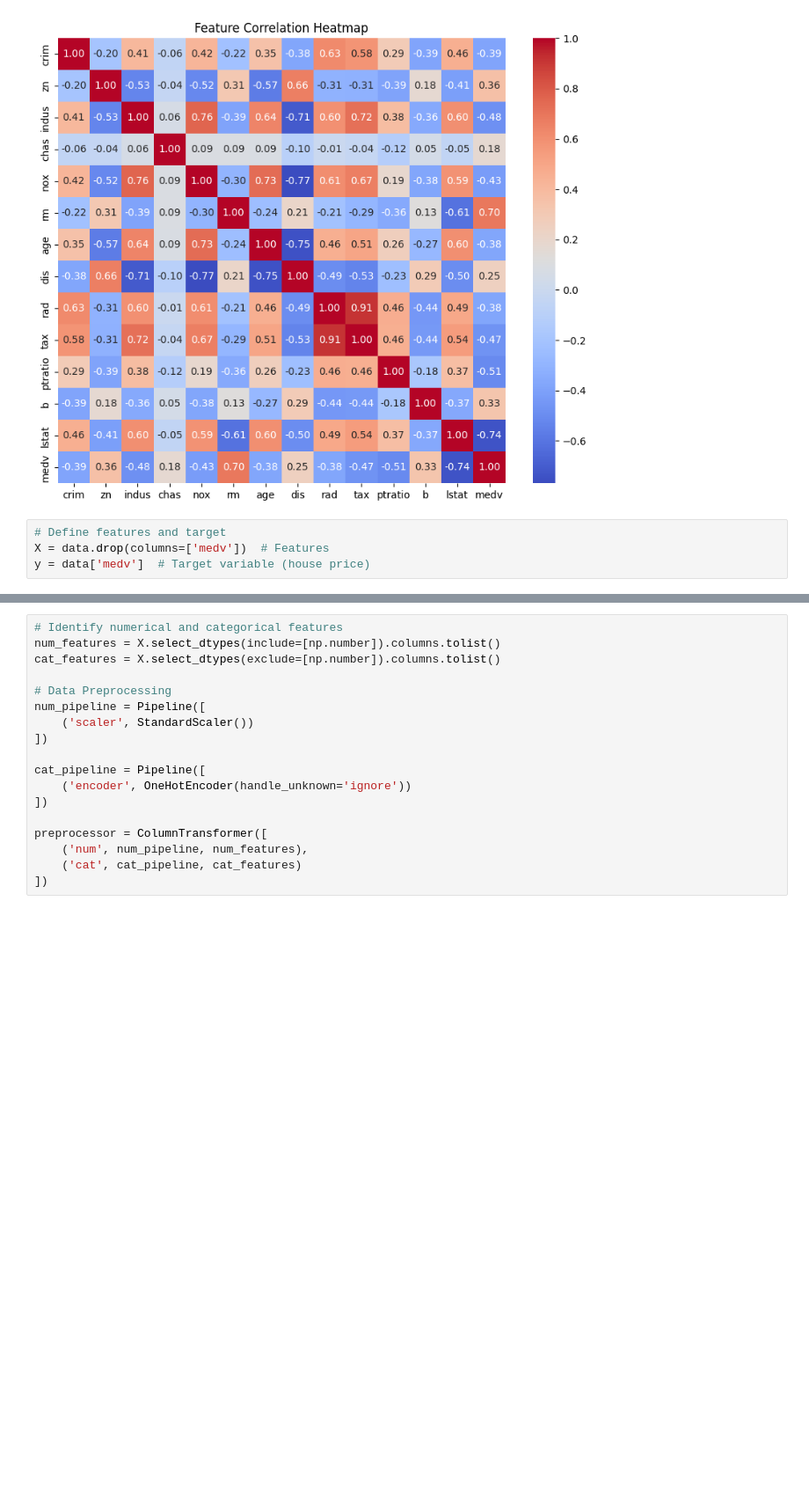
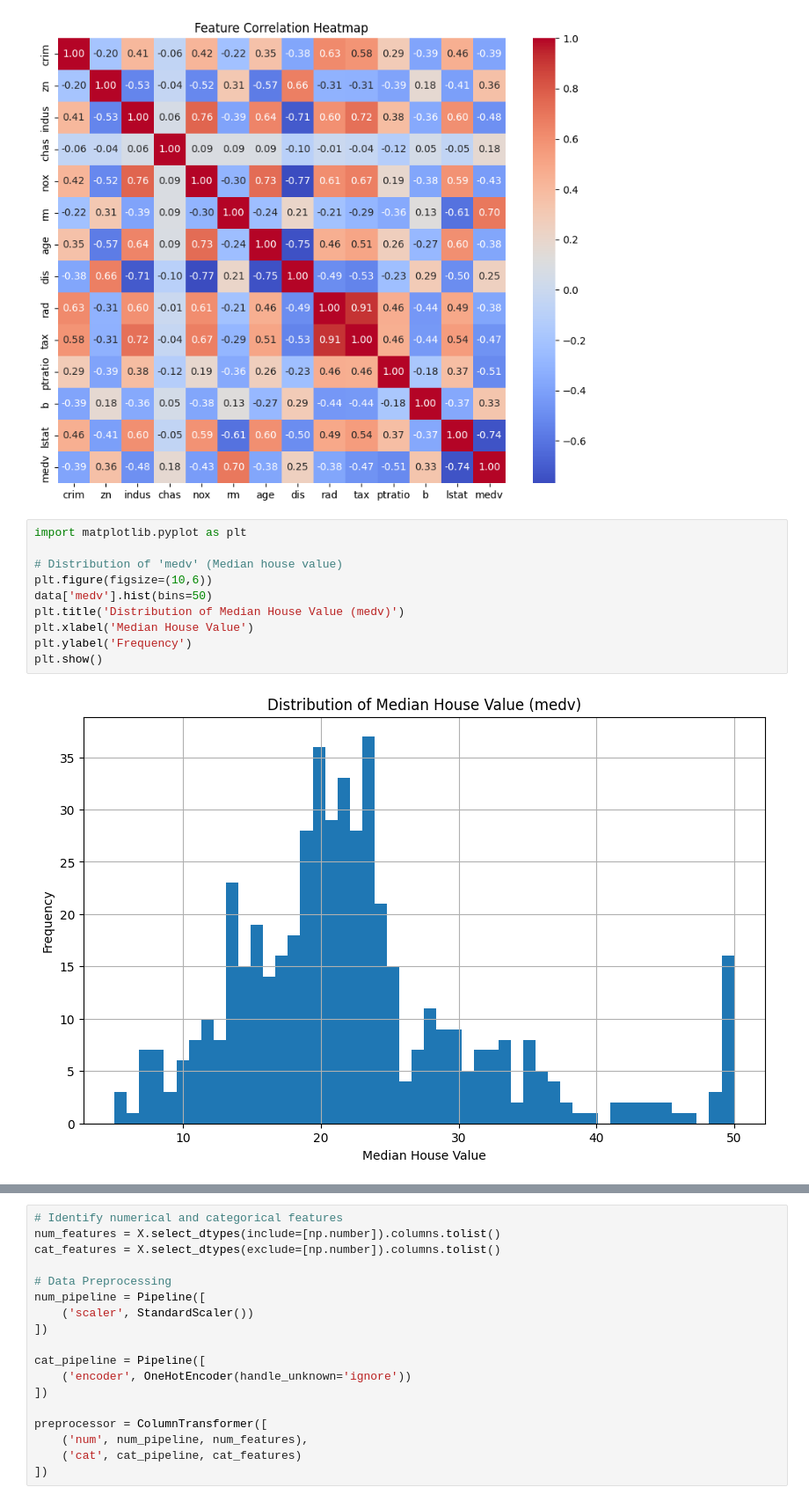
Before and after one commit to ashmehta/HousePricePredictor, a Jupyter notebook: Capstone.ipynb, the cells around one changed output, grey strips where cells are left out. Shown at 88% size. Saved outputs shown, nothing was run; the diff lists cells and outputs as text; blank space fills up the shorter version.

```diff
--- a/Capstone.ipynb
+++ b/Capstone.ipynb
@@ -62,7 +70,15 @@ plt.show()
 # %% [output]
 [figure]
 [figure]
-# %%
-# Define features and target
-X = data.drop(columns=['medv'])  # Features
-y = data['medv']  # Target variable (house price)
+# %%
+import matplotlib.pyplot as plt
+
+# Distribution of 'medv' (Median house value)
+plt.figure(figsize=(10,6))
+data['medv'].hist(bins=50)
+plt.title('Distribution of Median House Value (medv)')
+plt.xlabel('Median House Value')
+plt.ylabel('Frequency')
+plt.show()
+# %% [output]
+[figure, added]
```
Also changed, not shown: parts of 19 cells of this notebook.
